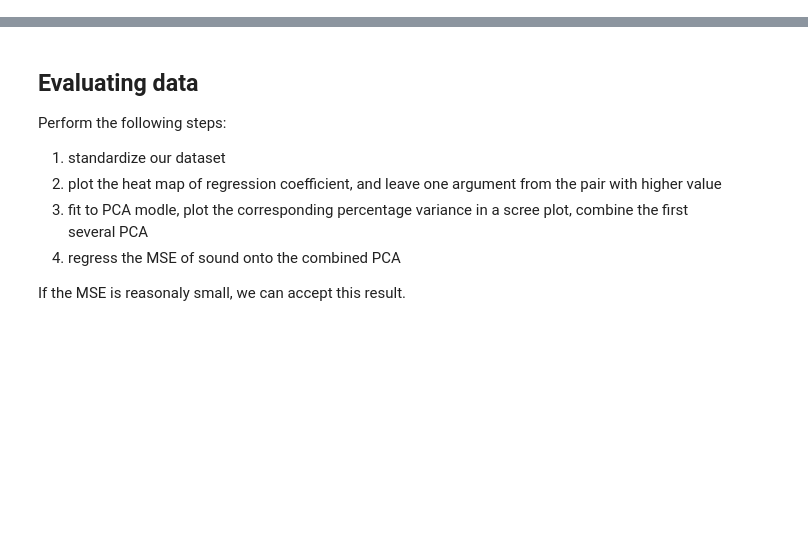
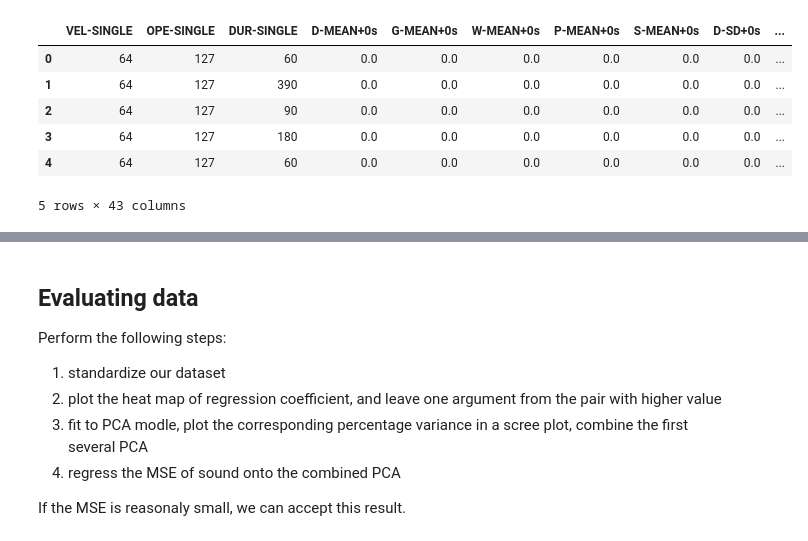
Before and after one commit to yhbcode000/AI-Vocaloid-Tuner, a Jupyter notebook: 1 Feasibility Test/feasibilityTest.ipynb, the cells around one changed output, grey strips where cells are left out. Drawn from its saved outputs; the diff is of its cells as text; code cells hidden in the pictures; blank space fills up the shorter version.

```diff
--- a/1 Feasibility Test/feasibilityTest.ipynb
+++ b/1 Feasibility Test/feasibilityTest.ipynb
@@ -34,0 +82,4 @@ VocaloidDataDict = resolver.getFormatedVocaloidDataInDict()
+# %%
+discreteArgsDf = VocaloidDataDf[["VEL","OPE","DUR"]].applymap(lambda x : x[0])
+discreteArgsDf.columns = discreteArgsDf.columns.map(lambda x : x+("-SINGLE"))
+discreteArgsDf.head()
@@ -34,0 +130,13 @@ VocaloidDataDict = resolver.getFormatedVocaloidDataInDict()
+# %%
+argsDf = pd.DataFrame.join(discreteArgsDf, continuousArgsDf, on=discreteArgsDf.index)
+
+# print(ArgsDf.max())
+argsDf.head()
+# %% [output]
+|  | VEL-SINGLE | OPE-SINGLE | DUR-SINGLE | D-MEAN+0s | G-MEAN+0s | W-MEAN+0s | P-MEAN+0s | S-MEAN+0s | D-SD+0s | ... |
+| 0 | 64 | 127 | 60 | 0.0 | 0.0 | 0.0 | 0.0 | 0.0 | 0.0 | ... |
+| 1 | 64 | 127 | 390 | 0.0 | 0.0 | 0.0 | 0.0 | 0.0 | 0.0 | ... |
+| 2 | 64 | 127 | 90 | 0.0 | 0.0 | 0.0 | 0.0 | 0.0 | 0.0 | ... |
+| 3 | 64 | 127 | 180 | 0.0 | 0.0 | 0.0 | 0.0 | 0.0 | 0.0 | ... |
+| 4 | 64 | 127 | 60 | 0.0 | 0.0 | 0.0 | 0.0 | 0.0 | 0.0 | ... |
+5 rows × 43 columns
```
Also changed, not shown: parts of 24 cells of this notebook, 15 other files.
